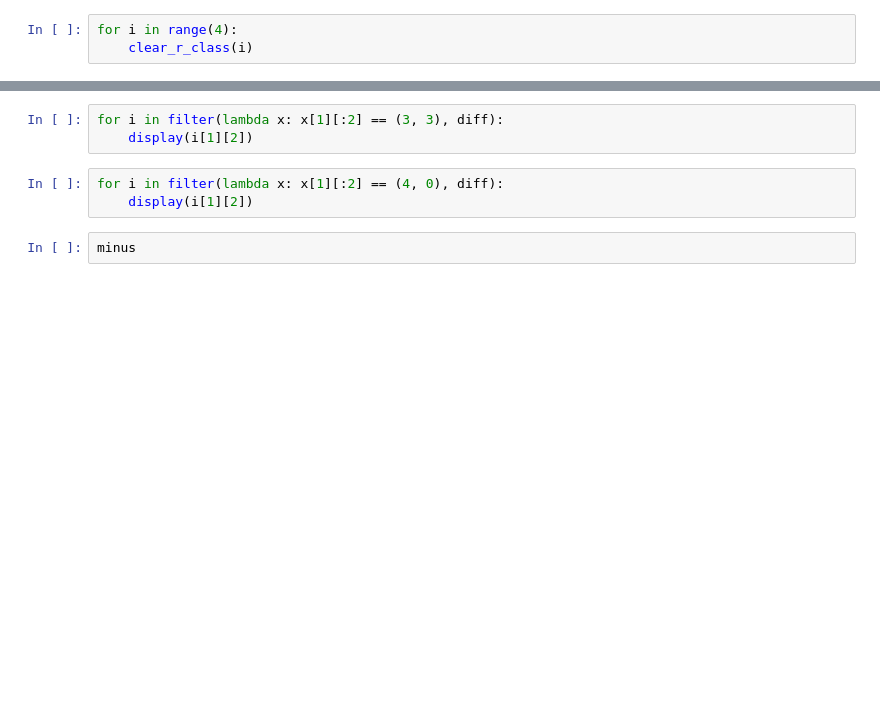
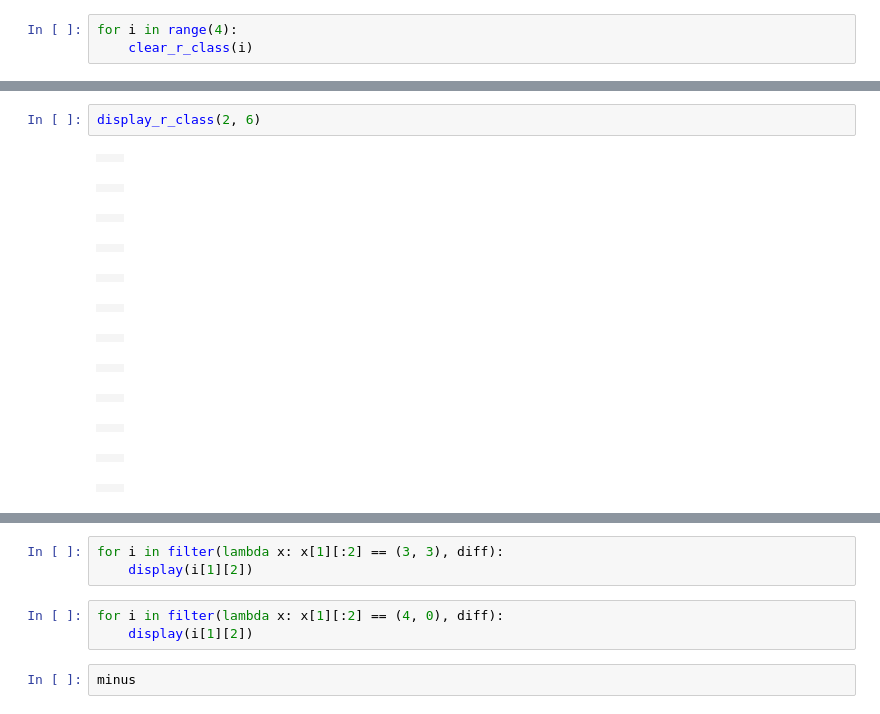
Before and after one commit to Larhard/transformator, a Jupyter notebook: transformator/main.ipynb, the cells around one changed output, grey strips where cells are left out. Saved outputs shown, nothing was run; the diff lists cells and outputs as text; blank space fills up the shorter version.

```diff
--- a/transformator/main.ipynb
+++ b/transformator/main.ipynb
@@ -473,0 +535,15 @@ for i in r_classes[3][3][1]:
+# %%
+display_r_class(2, 6)
+# %% [output]
+|  |  |
+|  |  |
+|  |  |
+|  |  |
+|  |  |
+|  |  |
+|  |  |
+|  |  |
+|  |  |
+|  |  |
+|  |  |
+|  |  |
```
Also changed, not shown: parts of 18 cells of this notebook, 1 other file.
